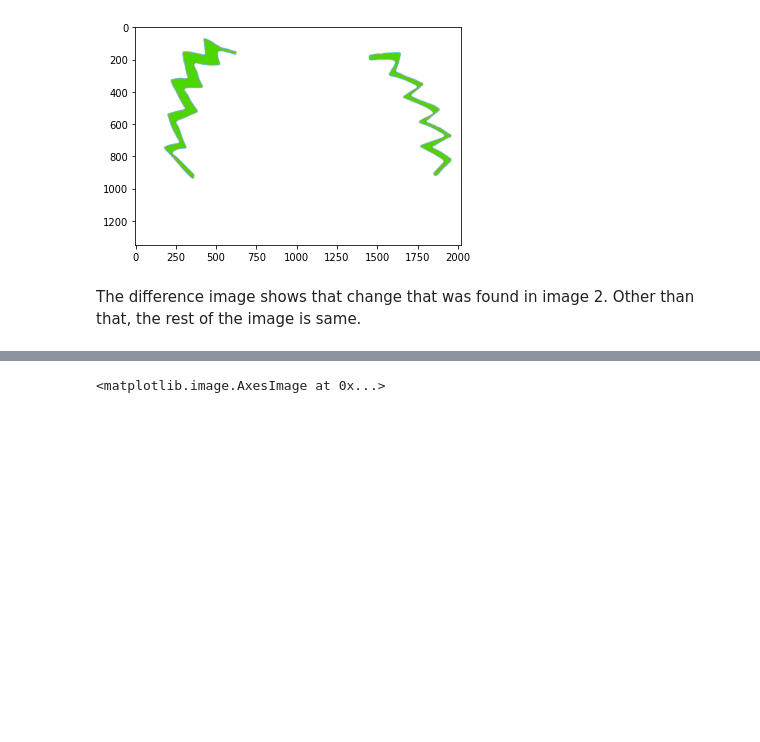
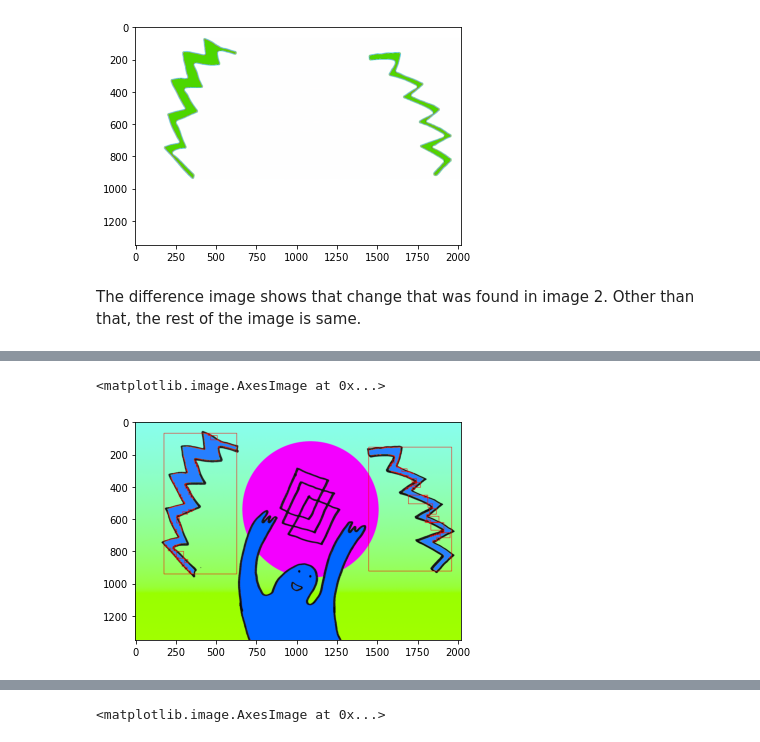
Before and after one commit to HibaImtiaz/Image-Comparison, a Jupyter notebook: Comparing_two_images.ipynb, the cells around one changed output, grey strips where cells are left out. Cells and saved outputs as stored; diff of their text form; code cells hidden in the pictures; blank space fills up the shorter version.

```diff
--- a/Comparing_two_images.ipynb
+++ b/Comparing_two_images.ipynb
@@ -43,0 +64,5 @@ The difference image shows that change that was found in image 2. Other than tha
+# %%
+plt.imshow(img2)
+# %% [output]
+<matplotlib.image.AxesImage at 0x...>
+[figure, added]
```
Also changed, not shown: parts of 13 cells of this notebook.
